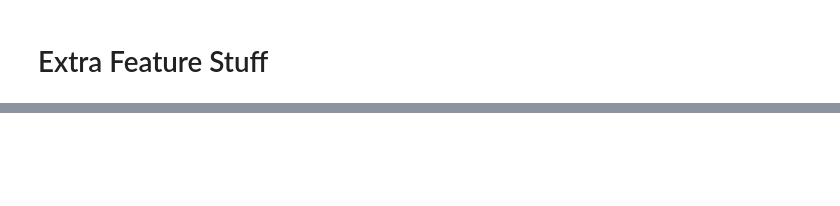
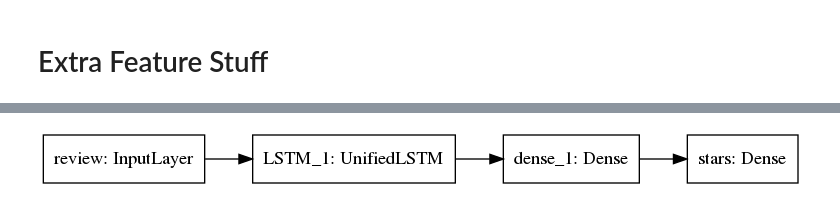
Before and after one commit to kdonbekci/yelp-nlu, a Jupyter notebook: _4_model-kutay.ipynb, the cells around one changed output, grey strips where cells are left out. Saved outputs shown, nothing was run; the diff lists cells and outputs as text; code cells hidden in the pictures; blank space fills up the shorter version.

Commit message:
tfrecords, lstm, conv

```diff
--- a/_4_model-kutay.ipynb
+++ b/_4_model-kutay.ipynb
@@ -335,0 +459,2 @@ displacy.render(doc, style='dep', jupyter=True, options={'distance': 90})
+# %%
+dataset = make_lstm_dataset(embedded=True)
@@ -335,0 +475,2 @@ displacy.render(doc, style='dep', jupyter=True, options={'distance': 90})
+# %%
+num_epochs=1
@@ -335,0 +499,24 @@ displacy.render(doc, style='dep', jupyter=True, options={'distance': 90})
+# %%
+class Tilapia:
+    def __init__(self, lstm_size=5, dense_size=1000, output_dim=5, input_shape=(300,50)):
+        self.lstm_size = lstm_size
+        self.output_dim = output_dim
+        self.dense_size = dense_size
+        self.input_shape = input_shape
+
+    def build(self):
+        inputs = Input(shape=self.input_shape, name='review')
+        #x = Dropout(0.2)(x)
+        x = LSTM(self.lstm_size, name="LSTM_1")(inputs)
+        x = Dense(self.dense_size, name="dense_1")(x)
+        outputs = Dense(self.output_dim, activation="softmax", name="stars")(x)
+        return tf.keras.models.Model(inputs={'review' : inputs}, outputs={'stars': outputs}, name='Tilapia')
+
+    def get_params(self):
+        return {
+            'lstm_size' : self.lstm_size,
+            'dense_size': self.dense_size
+        }
+
+    def get_param_string(self):
+        return "{}_{}cells_{}dense".format(self.name, self.lstm_size, self.dense_size)
@@ -335,0 +605,12 @@ displacy.render(doc, style='dep', jupyter=True, options={'distance': 90})
+# %%
+tilapia = Tilapia(lstm_size=5, dense_size=100, output_dim=5, input_shape=(input_len, glove_dim)).build()
+tilapia.compile(optimizer="adam", loss='sparse_categorical_crossentropy',
+              metrics=['sparse_categorical_accuracy'])
+log_dir = os.path.join(SRC_DIR, 'logs', 'tilapia_5cell_100dense_{}'.format(datetime.fromtimestamp(time.time()).strftime('%H-%M-%S_%Y-%m-%d')))
+tb = tf.keras.callbacks.TensorBoard(log_dir=log_dir, histogram_freq=1, write_graph=False, update_freq='batch')
+tilapia.summary()
+tilapia.fit(dataset['train'].take(1000),
+            epochs=num_epochs,
+            validation_data = dataset['val'].take(1000),
+            callbacks = [tb])
+sanity_check(tilapia, dataset)
@@ -335,0 +670,4 @@ displacy.render(doc, style='dep', jupyter=True, options={'distance': 90})
+# %%
+plot_model(tilapia, show_shapes=False, show_layer_names=True, rankdir="LR")
+# %% [output]
+[figure, added]
```
Also changed, not shown: parts of 35 cells of this notebook, 12 other files.
